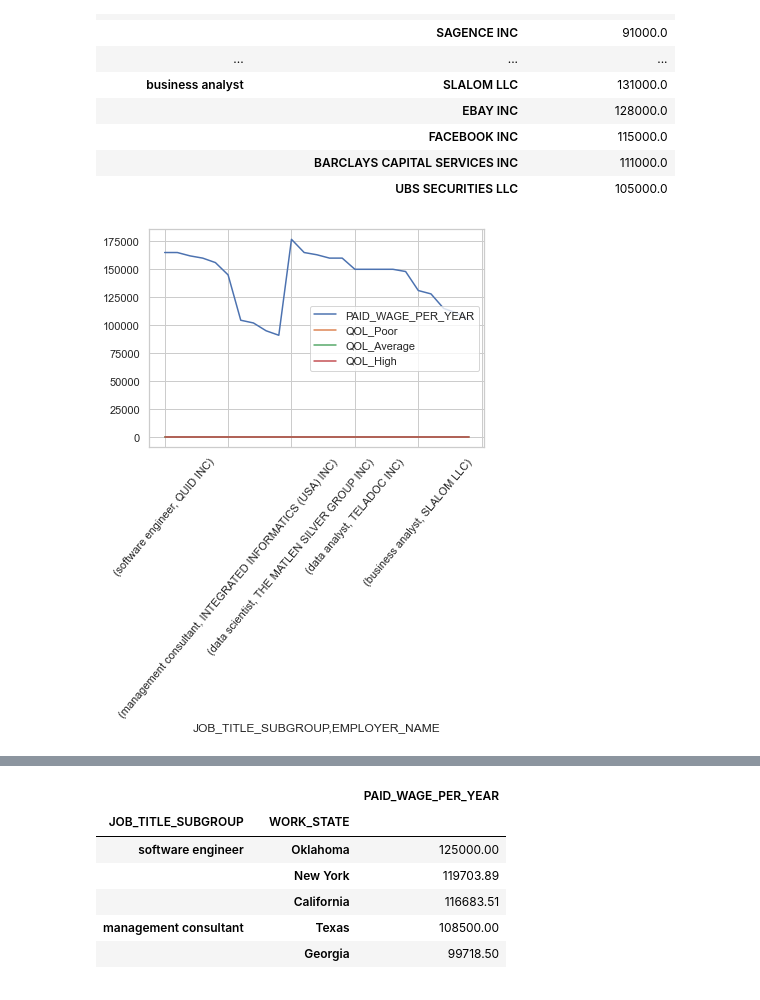
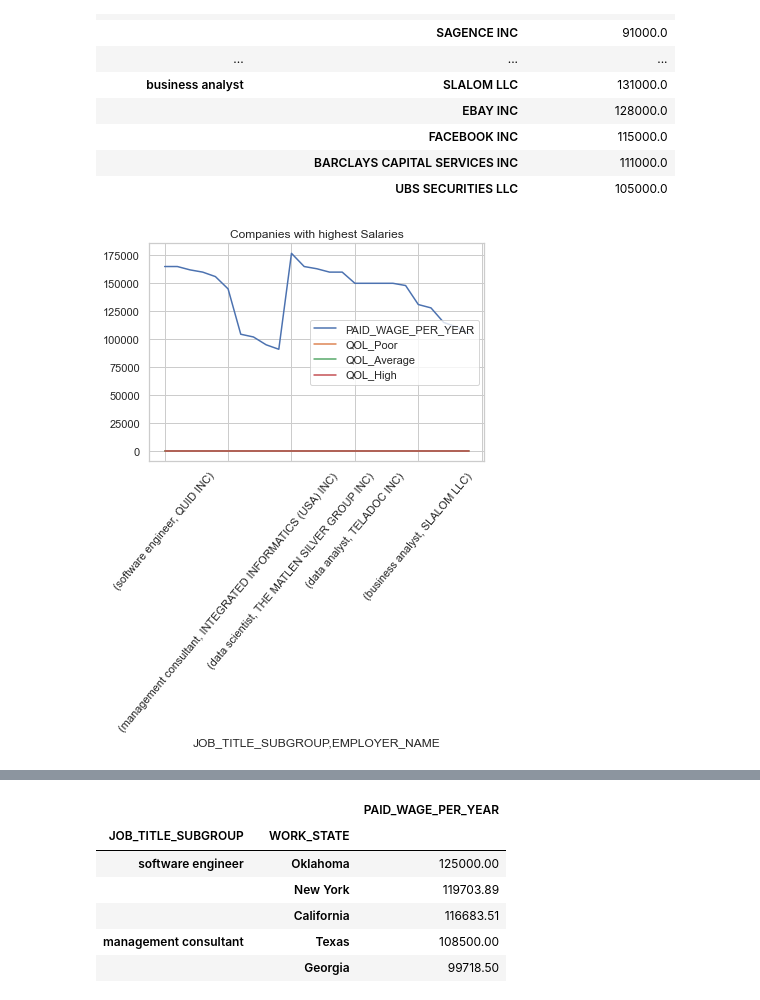
Before and after one commit to Skahlon7/DS311-Group-Project, a Jupyter notebook: Job_Analysis_Nytina_visuals.ipynb, the cells around one changed output, grey strips where cells are left out. Cells and saved outputs as stored; diff of their text form; code cells hidden in the pictures.

Commit message:
question 1a titles

```diff
--- a/Job_Analysis_Nytina_visuals.ipynb
+++ b/Job_Analysis_Nytina_visuals.ipynb
@@ -427,10 +427,11 @@ data_df2
 # %%
 #plot for question 1a
 data_df2.plot()
 plt.xticks(rotation =50)
+plt.title('Companies with highest Salaries')
 plt.show()
 # %% [output]
-[figure, old version]
+[figure, new version]
 # %%
 #barplot for question 1a
 data_df2.plot.bar()
```
Also changed, not shown: parts of 2 cells of this notebook.
